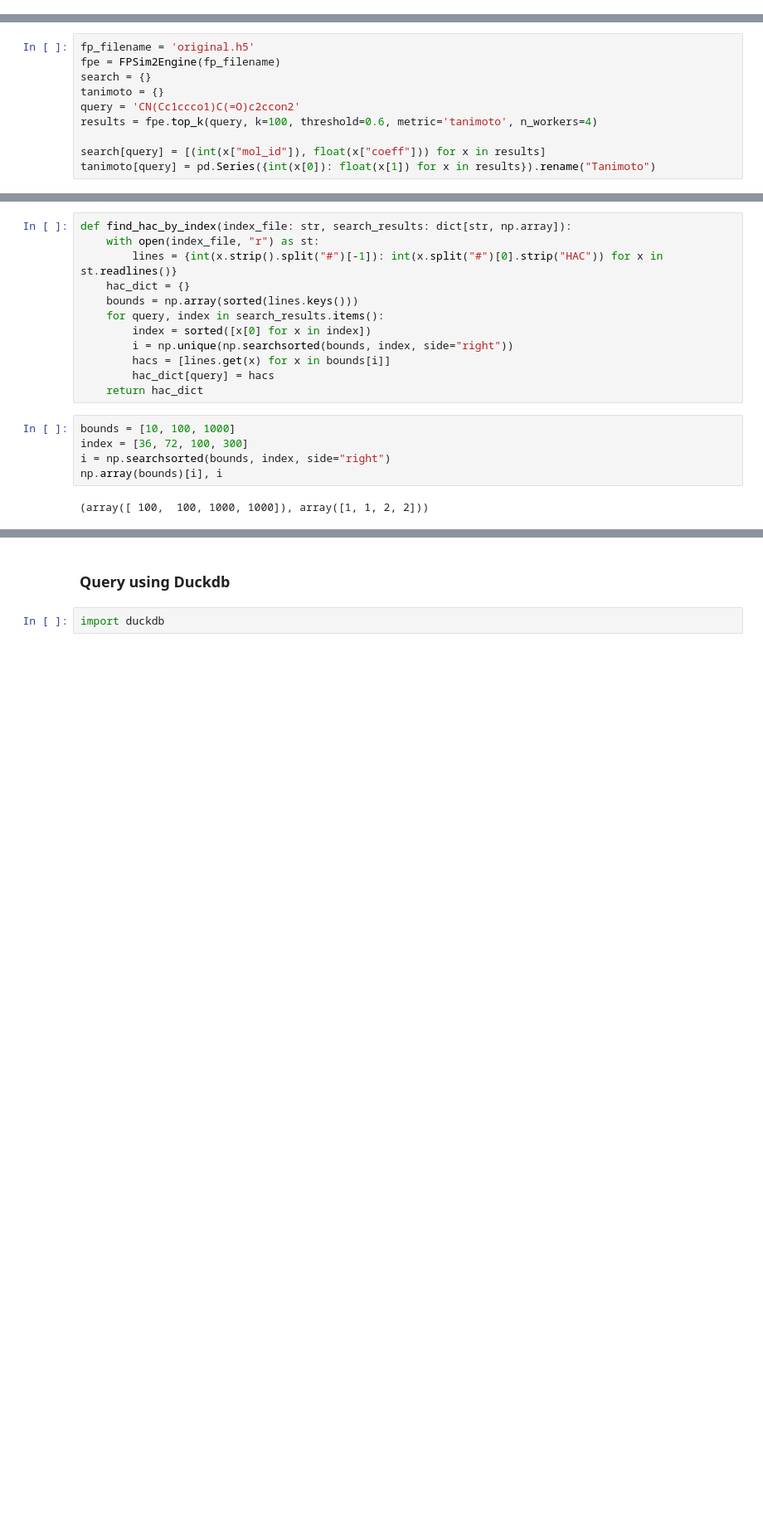
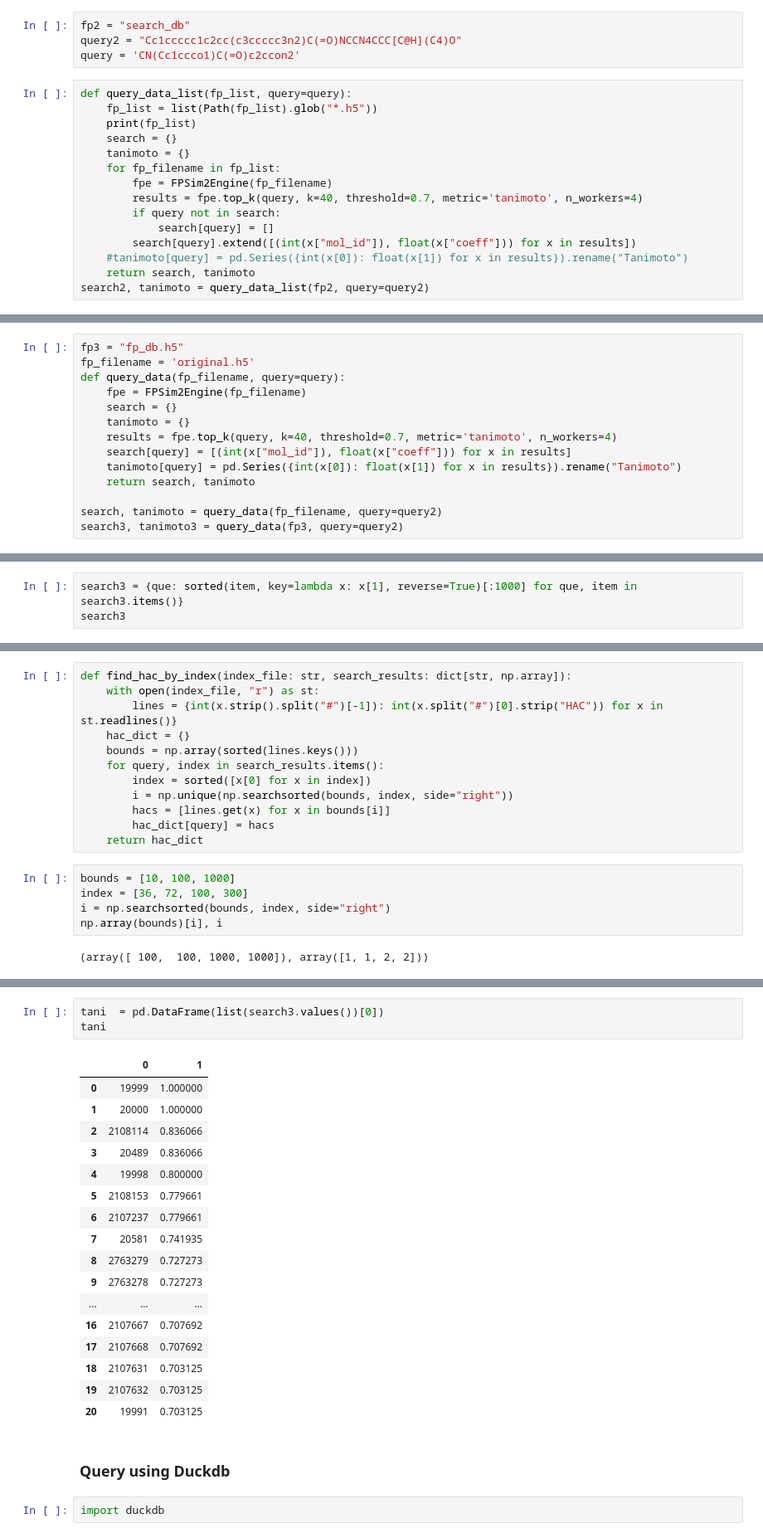
Before and after one commit to zaky02/LibMiner, a Jupyter notebook: clean/cluster_search.ipynb, the cells around one changed output, grey strips where cells are left out. Shown at 83% size. Cells and saved outputs as stored; diff of their text form; blank space fills up the shorter version.

```diff
--- a/clean/cluster_search.ipynb
+++ b/clean/cluster_search.ipynb
@@ -1733,3 +2150,22 @@ File 2: 6,918,078 bytes (0.01 GB)
 ## Querying
 # %%
 import json
+# %%
+fp2 = "search_db"
+query2 = "Cc1ccccc1c2cc(c3ccccc3n2)C(=O)NCCN4CCC[C@H](C4)O"
+query = 'CN(Cc1ccco1)C(=O)c2ccon2'
+# %%
+def query_data_list(fp_list, query=query):
+    fp_list = list(Path(fp_list).glob("*.h5"))
+    print(fp_list)
+    search = {}
+    tanimoto = {}
+    for fp_filename in fp_list:
+        fpe = FPSim2Engine(fp_filename)
+        results = fpe.top_k(query, k=40, threshold=0.7, metric='tanimoto', n_workers=4)
+        if query not in search:
+            search[query] = []
+        search[query].extend([(int(x["mol_id"]), float(x["coeff"])) for x in results])
+    #tanimoto[query] = pd.Series({int(x[0]): float(x[1]) for x in results}).rename("Tanimoto")
+    return search, tanimoto
+search2, tanimoto = query_data_list(fp2, query=query2)
@@ -1736,10 +2195,14 @@ import json
 # %%
+fp3 = "fp_db.h5"
 fp_filename = 'original.h5'
-fpe = FPSim2Engine(fp_filename)
-search = {}
-tanimoto = {}
-query = 'CN(Cc1ccco1)C(=O)c2ccon2'
-results = fpe.top_k(query, k=100, threshold=0.6, metric='tanimoto', n_workers=4)
+def query_data(fp_filename, query=query):
+    fpe = FPSim2Engine(fp_filename)
+    search = {}
+    tanimoto = {}
+    results = fpe.top_k(query, k=40, threshold=0.7, metric='tanimoto', n_workers=4)
+    search[query] = [(int(x["mol_id"]), float(x["coeff"])) for x in results]
+    tanimoto[query] = pd.Series({int(x[0]): float(x[1]) for x in results}).rename("Tanimoto")
+    return search, tanimoto
 
-search[query] = [(int(x["mol_id"]), float(x["coeff"])) for x in results]
-tanimoto[query] = pd.Series({int(x[0]): float(x[1]) for x in results}).rename("Tanimoto")
+search, tanimoto = query_data(fp_filename, query=query2)
+search3, tanimoto3 = query_data(fp3, query=query2)
@@ -1747,0 +2214,3 @@ tanimoto[query] = pd.Series({int(x[0]): float(x[1]) for x in results}).rename("T
+# %%
+search3 = {que: sorted(item, key=lambda x: x[1], reverse=True)[:1000] for que, item in search3.items()}
+search3
@@ -1825,3 +2393,24 @@ pd.DataFrame(search["CN(Cc1ccco1)C(=O)c2ccon2"]), index
+# %%
+tani  = pd.DataFrame(list(search3.values())[0])
+tani
+# %% [output]
+|  | 0 | 1 |
+| 0 | 19999 | 1.000000 |
+| 1 | 20000 | 1.000000 |
+| 2 | 2108114 | 0.836066 |
+| 3 | 20489 | 0.836066 |
+| 4 | 19998 | 0.800000 |
+| 5 | 2108153 | 0.779661 |
+| 6 | 2107237 | 0.779661 |
+| 7 | 20581 | 0.741935 |
+| 8 | 2763279 | 0.727273 |
+| 9 | 2763278 | 0.727273 |
+| ... | ... | ... |
+| 16 | 2107667 | 0.707692 |
+| 17 | 2107668 | 0.707692 |
+| 18 | 2107631 | 0.703125 |
+| 19 | 2107632 | 0.703125 |
+| 20 | 19991 | 0.703125 |
 # %% [markdown]
 ### Query using Duckdb
 # %%
```
Also changed, not shown: parts of 64 cells of this notebook, 3 other files.
